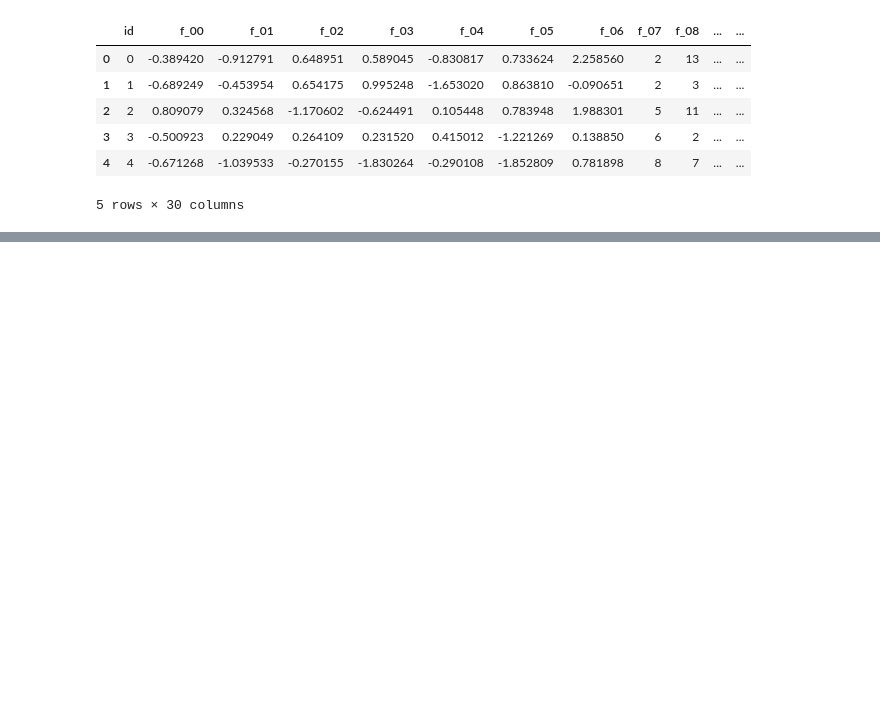
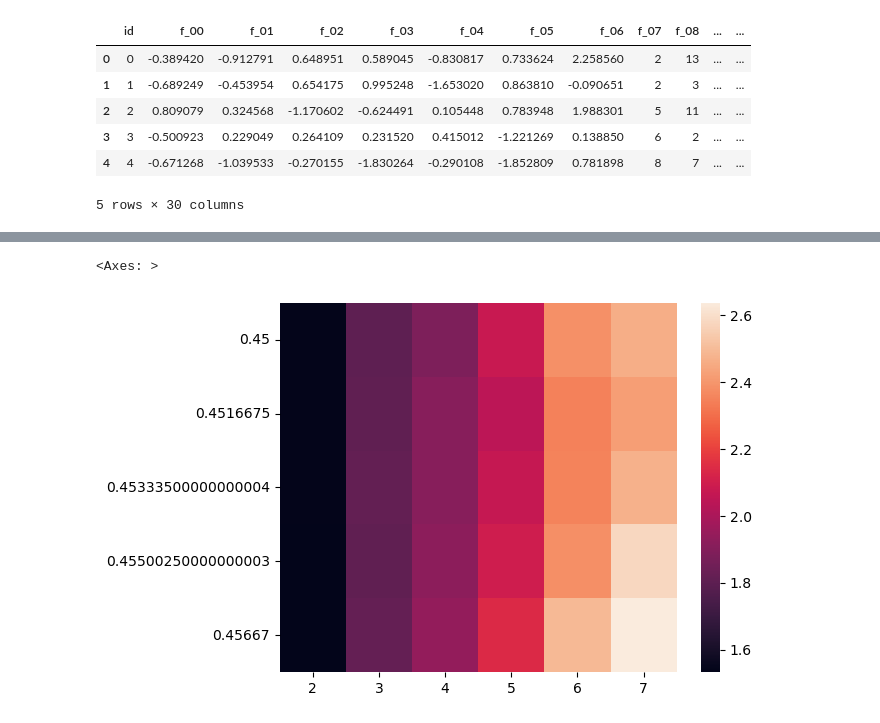
Before and after one commit to siemieniuk/dm-assignment-3, a Jupyter notebook: clustering.ipynb, the cells around one changed output, grey strips where cells are left out. Drawn from its saved outputs; the diff is of its cells as text; code cells hidden in the pictures; blank space fills up the shorter version.

```diff
--- a/clustering.ipynb
+++ b/clustering.ipynb
@@ -120,0 +129,20 @@ plt.show()
+# %%
+def dbscan_grid(epsilons, mins_samples, scorer=davies_bouldin_score):
+    results = np.zeros(shape=(len(epsilons), len(mins_samples)))
+    for i, eps in enumerate(epsilons):
+        for j, min_samples in enumerate(mins_samples):
+            model = DBSCAN(eps=eps, min_samples=min_samples)
+            labels = model.fit_predict(df_scaled)
+            results[i, j] = scorer(df_scaled, labels)
+    return results
+
+epsilons = np.linspace(0.45, 0.45667, 5)
+mins_samples = np.arange(2, 8)
+dbscan_bouldin_scores = []
+
+results = dbscan_grid(epsilons, mins_samples, scorer=davies_bouldin_score)
+# %%
+sns.heatmap(results, xticklabels=mins_samples, yticklabels=epsilons)
+# %% [output]
+<Axes: >
+[figure, added]
```
Also changed, not shown: parts of 11 cells of this notebook.
